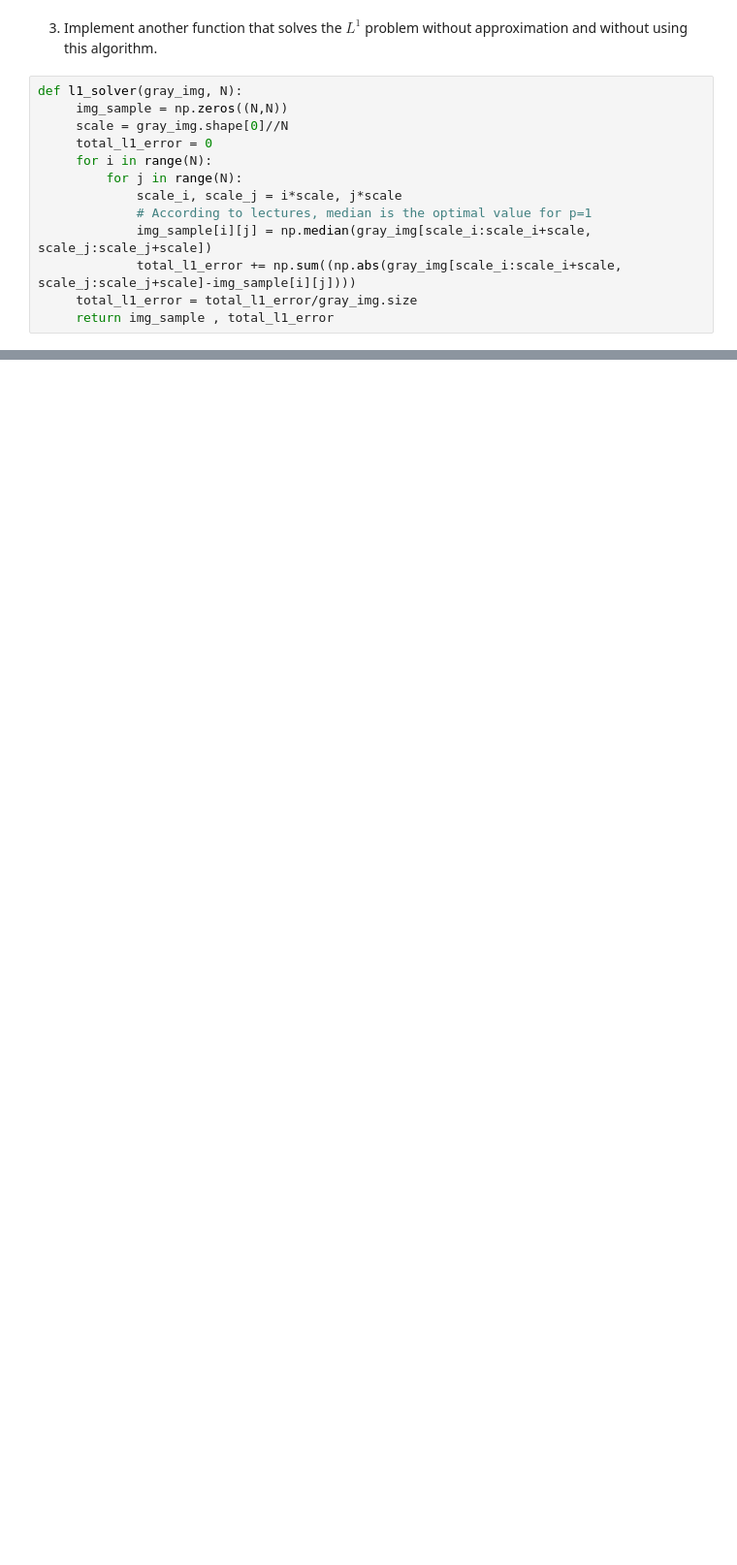
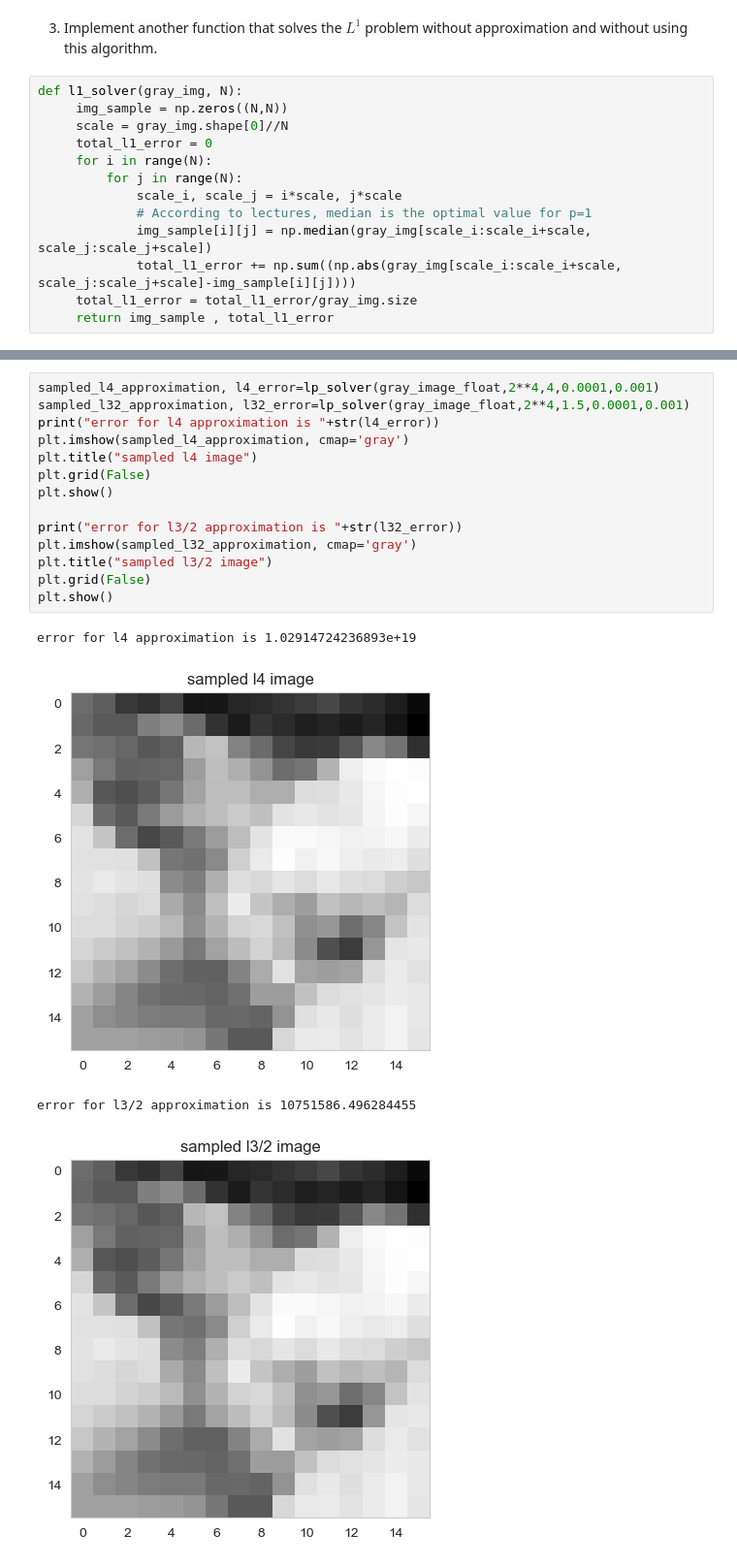
Before and after one commit to Av0cat0/IntroToDataProcessingAndRepresentation-cs236201-HW1, a Jupyter notebook: HW1.ipynb, the cells around one changed output, grey strips where cells are left out. Shown at 97% size. Cells and saved outputs as stored; diff of their text form; blank space fills up the shorter version.

```diff
--- a/HW1.ipynb
+++ b/HW1.ipynb
@@ -285,0 +288,19 @@ KeyboardInterrupt:
+# %%
+sampled_l4_approximation, l4_error=lp_solver(gray_image_float,2**4,4,0.0001,0.001)
+sampled_l32_approximation, l32_error=lp_solver(gray_image_float,2**4,1.5,0.0001,0.001)
+print("error for l4 approximation is "+str(l4_error))
+plt.imshow(sampled_l4_approximation, cmap='gray')
+plt.title("sampled l4 image")
+plt.grid(False)
+plt.show()
+
+print("error for l3/2 approximation is "+str(l32_error))
+plt.imshow(sampled_l32_approximation, cmap='gray')
+plt.title("sampled l3/2 image")
+plt.grid(False)
+plt.show()
+# %% [output]
+error for l4 approximation is 1.02914724236893e+19
+[figure, added]
+error for l3/2 approximation is 10751586.496284455
+[figure, added]
```
Also changed, not shown: parts of 2 cells of this notebook.
